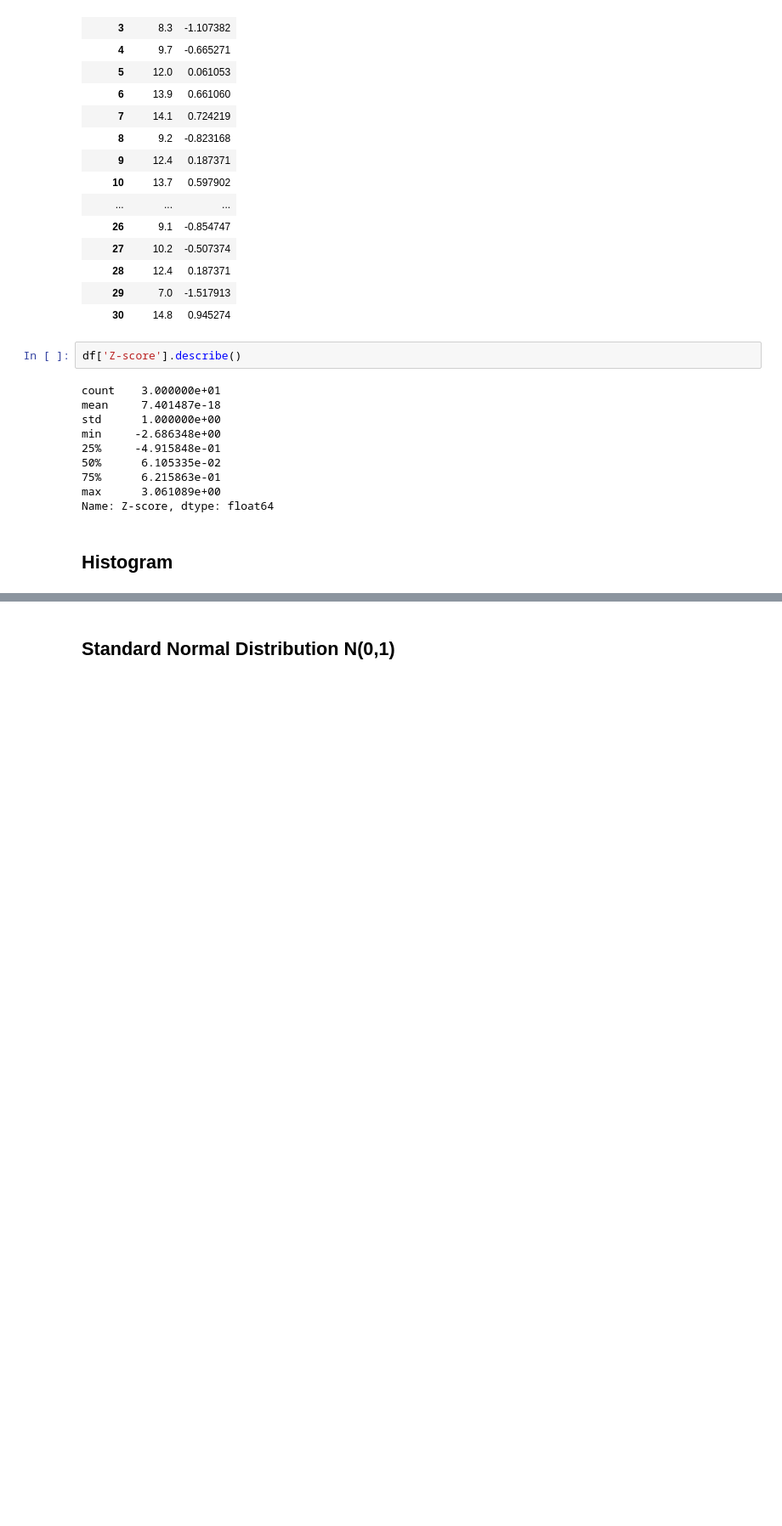
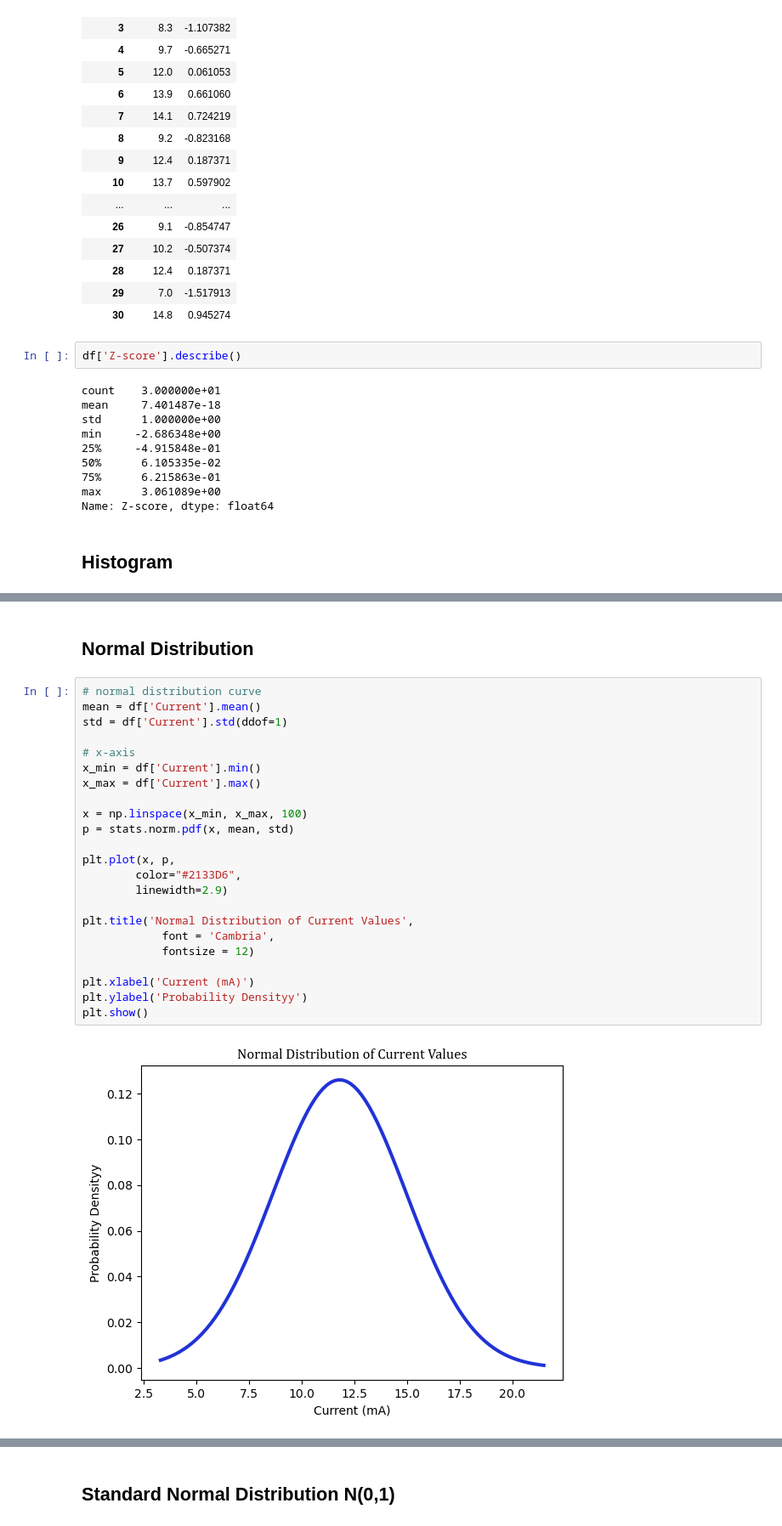
Before and after one commit to programmerrica143/GALAGATE_STATISTICS, a Jupyter notebook: lab-6-standard-normal-distribution.ipynb, the cells around one changed output, grey strips where cells are left out. Shown at 85% size. Drawn from its saved outputs; the diff is of its cells as text; blank space fills up the shorter version.

```diff
--- a/lab-6-standard-normal-distribution.ipynb
+++ b/lab-6-standard-normal-distribution.ipynb
@@ -170,0 +168,27 @@ AttributeError: Rectangle.set() got an unexpected keyword argument 'colors'
+# %% [markdown]
+## Normal Distribution
+# %%
+# normal distribution curve
+mean = df['Current'].mean()
+std = df['Current'].std(ddof=1)
+
+# x-axis
+x_min = df['Current'].min()
+x_max = df['Current'].max()
+
+x = np.linspace(x_min, x_max, 100)
+p = stats.norm.pdf(x, mean, std)
+
+plt.plot(x, p,
+        color="#2133D6",
+        linewidth=2.9)
+
+plt.title('Normal Distribution of Current Values',
+            font = 'Cambria',
+            fontsize = 12)
+
+plt.xlabel('Current (mA)')
+plt.ylabel('Probability Densityy')
+plt.show()
+# %% [output]
+[figure, added]
```
Also changed, not shown: parts of 3 cells of this notebook.
